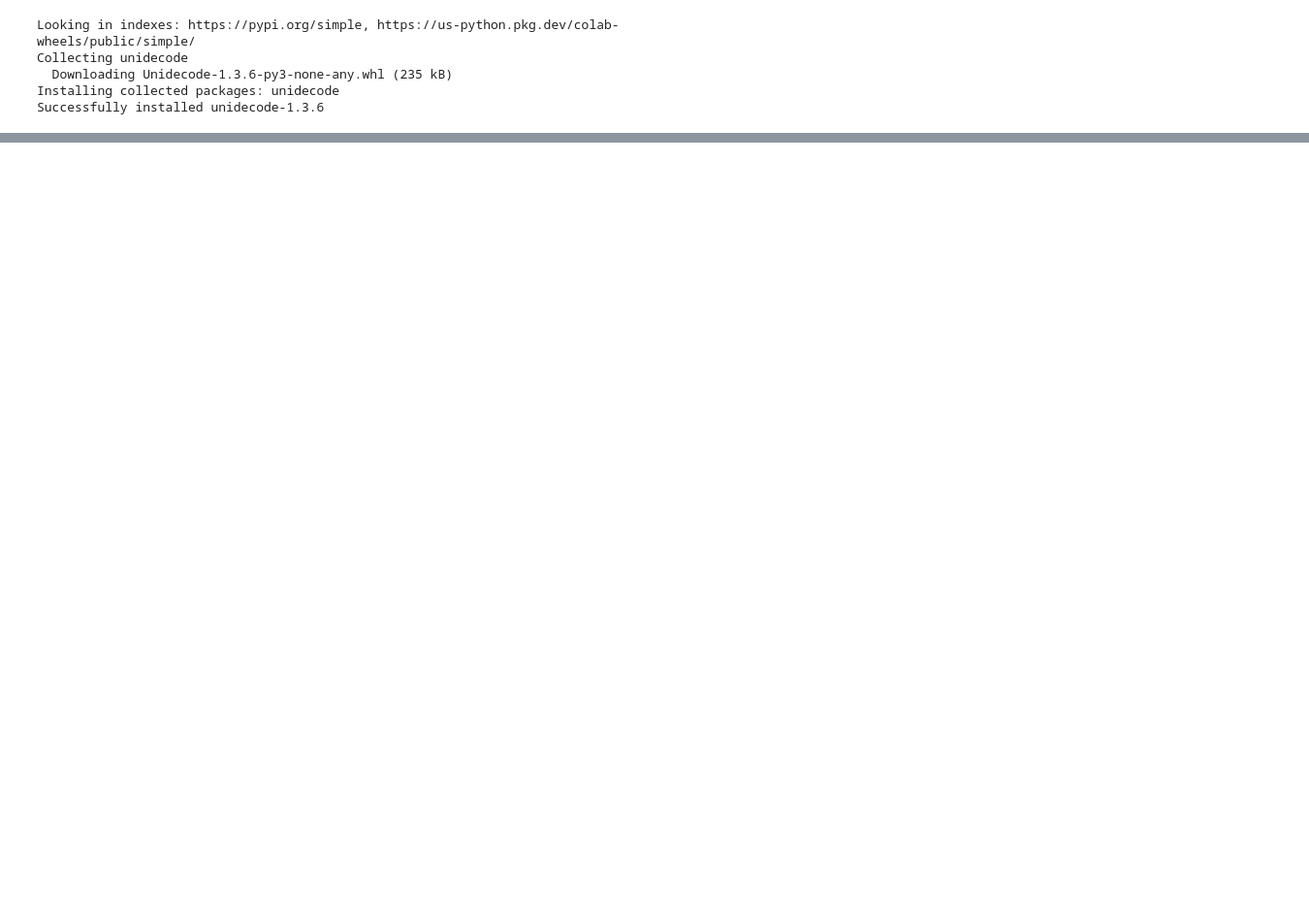
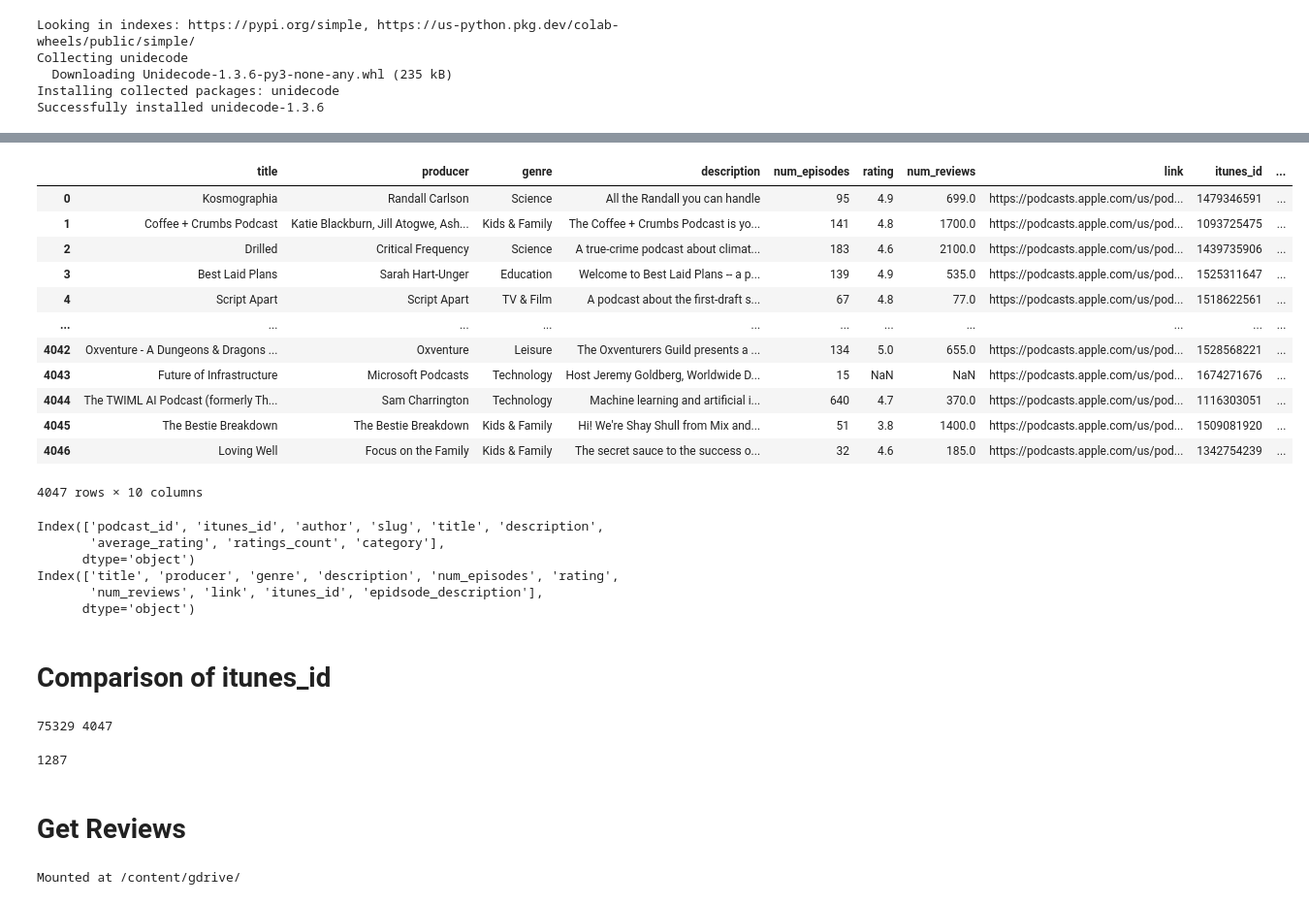
Before and after one commit to mille055/Rec_Project, a Jupyter notebook: notebooks/load_and_compare_datasets.ipynb, the cells around one changed output, grey strips where cells are left out. Shown at 97% size. Drawn from its saved outputs; the diff is of its cells as text; code cells hidden in the pictures; blank space fills up the shorter version.

```diff
--- a/notebooks/load_and_compare_datasets.ipynb
+++ b/notebooks/load_and_compare_datasets.ipynb
@@ -28,0 +68,47 @@ fatal: could not read Username for 'https://github.com': No such device or addre
+# %%
+myscrape = pd.read_pickle('/content/Rec_Project/data/re-scraped_podcasts_with_episode_description.pkl')
+myscrape
+# %% [output]
+|  | title | producer | genre | description | num_episodes | rating | num_reviews | link | itunes_id | ... |
+| 0 | Kosmographia | Randall Carlson | Science | All the Randall you can handle | 95 | 4.9 | 699.0 | https://podcasts.apple.com/us/pod... | 1479346591 | ... |
+| 1 | Coffee + Crumbs Podcast | Katie Blackburn, Jill Atogwe, Ash... | Kids & Family | The Coffee + Crumbs Podcast is yo... | 141 | 4.8 | 1700.0 | https://podcasts.apple.com/us/pod... | 1093725475 | ... |
+| 2 | Drilled | Critical Frequency | Science | A true-crime podcast about climat... | 183 | 4.6 | 2100.0 | https://podcasts.apple.com/us/pod... | 1439735906 | ... |
+| 3 | Best Laid Plans | Sarah Hart-Unger | Education | Welcome to Best Laid Plans -- a p... | 139 | 4.9 | 535.0 | https://podcasts.apple.com/us/pod... | 1525311647 | ... |
+| 4 | Script Apart | Script Apart | TV & Film | A podcast about the first-draft s... | 67 | 4.8 | 77.0 | https://podcasts.apple.com/us/pod... | 1518622561 | ... |
+| ... | ... | ... | ... | ... | ... | ... | ... | ... | ... | ... |
+| 4042 | Oxventure - A Dungeons & Dragons ... | Oxventure | Leisure | The Oxventurers Guild presents a ... | 134 | 5.0 | 655.0 | https://podcasts.apple.com/us/pod... | 1528568221 | ... |
+| 4043 | Future of Infrastructure | Microsoft Podcasts | Technology | Host Jeremy Goldberg, Worldwide D... | 15 | NaN | NaN | https://podcasts.apple.com/us/pod... | 1674271676 | ... |
+| 4044 | The TWIML AI Podcast (formerly Th... | Sam Charrington | Technology | Machine learning and artificial i... | 640 | 4.7 | 370.0 | https://podcasts.apple.com/us/pod... | 1116303051 | ... |
+| 4045 | The Bestie Breakdown | The Bestie Breakdown | Kids & Family | Hi! We're Shay Shull from Mix and... | 51 | 3.8 | 1400.0 | https://podcasts.apple.com/us/pod... | 1509081920 | ... |
+| 4046 | Loving Well | Focus on the Family | Kids & Family | The secret sauce to the success o... | 32 | 4.6 | 185.0 | https://podcasts.apple.com/us/pod... | 1342754239 | ... |
+4047 rows × 10 columns
+# %%
+print(kaggle_cleaned.columns)
+print(myscrape.columns)
+# %% [output]
+Index(['podcast_id', 'itunes_id', 'author', 'slug', 'title', 'description',
+       'average_rating', 'ratings_count', 'category'],
+      dtype='object')
+Index(['title', 'producer', 'genre', 'description', 'num_episodes', 'rating',
+       'num_reviews', 'link', 'itunes_id', 'epidsode_description'],
+      dtype='object')
+# %% [markdown]
+# Comparison of itunes_id
+# %%
+print(kaggle_cleaned.itunes_id.nunique(), myscrape.itunes_id.nunique())
+# %% [output]
+75329 4047
+# %%
+# intersection of itunes_id:
+common_ids = set(kaggle_cleaned['itunes_id']).intersection(set(myscrape['itunes_id']))
+print(len(common_ids))  # Count common identifier values
+# %% [output]
+1287
+# %% [markdown]
+# Get Reviews
+# %%
+### mount google drive
+from google.colab import drive
+drive.mount('/content/gdrive/', force_remount=True)
+# %% [output]
+Mounted at /content/gdrive/
```
Also changed, not shown: parts of 7 cells of this notebook.
